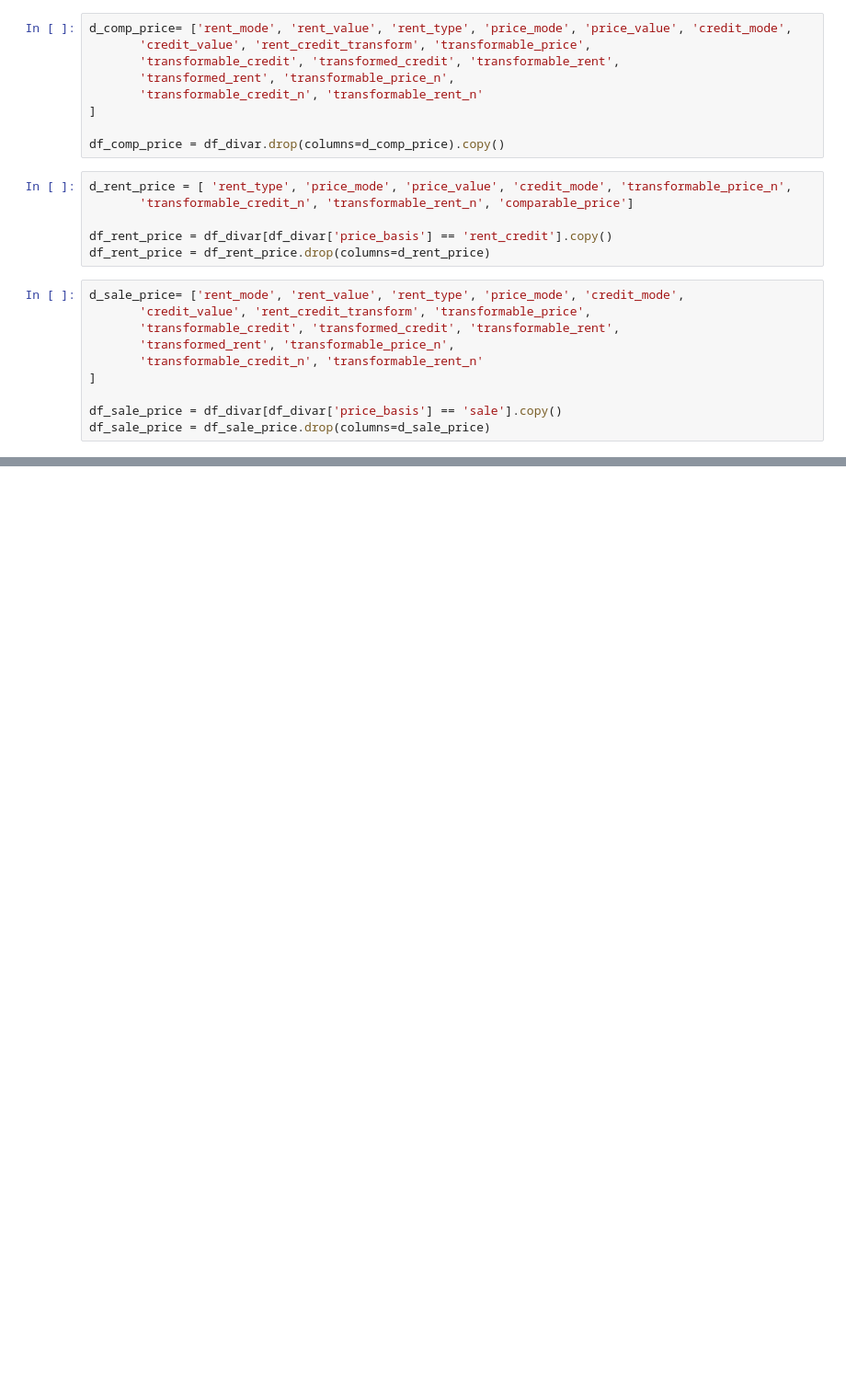
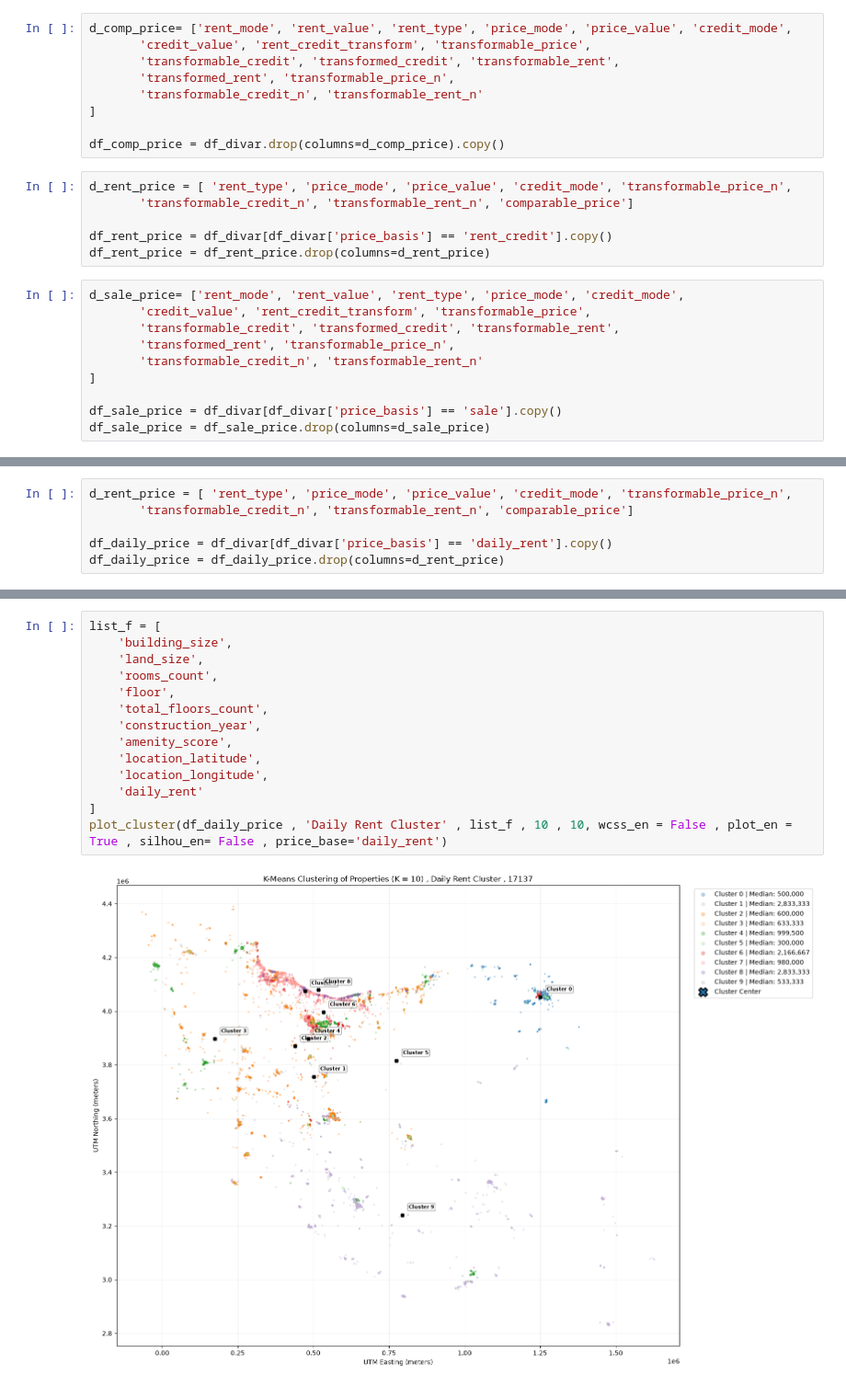
Before and after one commit to pouryaseiedi/AI-Bootcamp-Project1, a Jupyter notebook: part3.ipynb, the cells around one changed output, grey strips where cells are left out. Shown at 92% size. Drawn from its saved outputs; the diff is of its cells as text; blank space fills up the shorter version.

```diff
--- a/part3.ipynb
+++ b/part3.ipynb
@@ -329,0 +317,6 @@ plt.show()
+# %%
+d_rent_price = [ 'rent_type', 'price_mode', 'price_value', 'credit_mode', 'transformable_price_n',
+       'transformable_credit_n', 'transformable_rent_n', 'comparable_price']
+
+df_daily_price = df_divar[df_divar['price_basis'] == 'daily_rent'].copy()
+df_daily_price = df_daily_price.drop(columns=d_rent_price)
@@ -329,0 +441,16 @@ plt.show()
+# %%
+list_f = [
+    'building_size',
+    'land_size',
+    'rooms_count',
+    'floor',
+    'total_floors_count',
+    'construction_year',
+    'amenity_score',
+    'location_latitude',
+    'location_longitude',
+    'daily_rent'
+]
+plot_cluster(df_daily_price , 'Daily Rent Cluster' , list_f , 10 , 10, wcss_en = False , plot_en = True , silhou_en= False , price_base='daily_rent')
+# %% [output]
+[figure, added]
```
Also changed, not shown: parts of 22 cells of this notebook, 5 other files.
